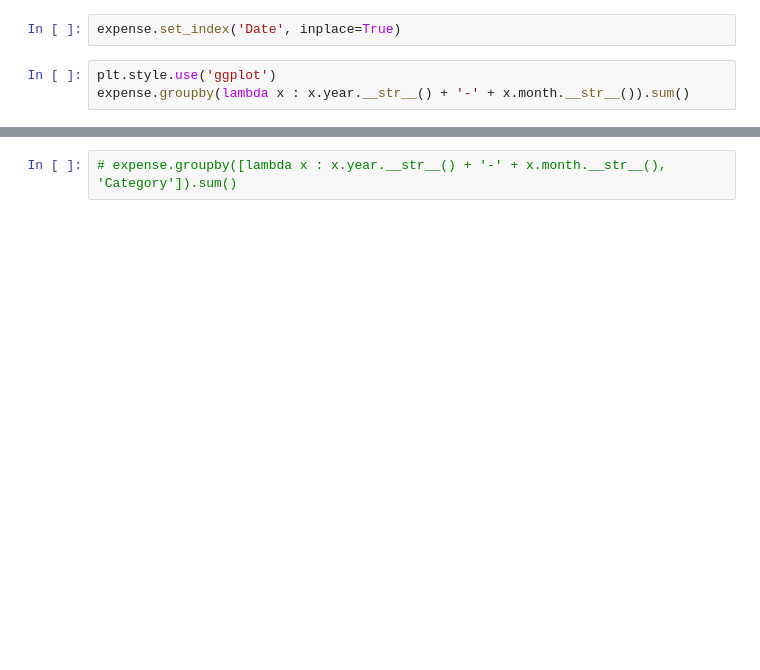
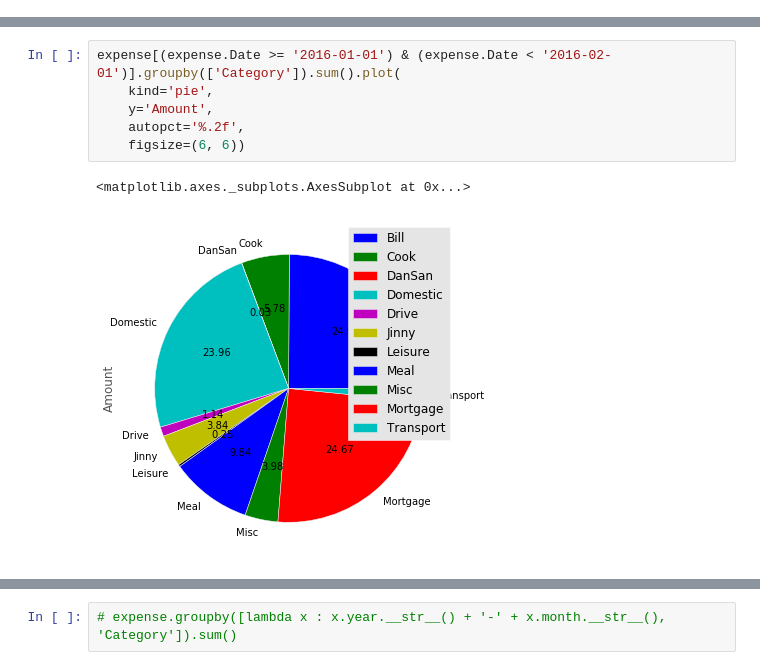
Before and after one commit to daedaluschan/hello-world, a Jupyter notebook: expenseSummary.ipynb, the cells around one changed output, grey strips where cells are left out. Saved outputs shown, nothing was run; the diff lists cells and outputs as text; blank space fills up the shorter version.

Commit message:
graphs ready

```diff
--- a/expenseSummary.ipynb
+++ b/expenseSummary.ipynb
@@ -98,5 +82,0 @@ byCatAndReg.sum()
-# %%
-expense.set_index('Date', inplace=True)
-# %%
-plt.style.use('ggplot')
-expense.groupby(lambda x : x.year.__str__() + '-' + x.month.__str__()).sum()
@@ -110,0 +99,9 @@ expense.groupby(lambda x : x.year.__str__() + '-' + x.month.__str__()).sum()
+# %%
+expense[(expense.Date >= '2016-01-01') & (expense.Date < '2016-02-01')].groupby(['Category']).sum().plot(
+    kind='pie',
+    y='Amount',
+    autopct='%.2f',
+    figsize=(6, 6))
+# %% [output]
+<matplotlib.axes._subplots.AxesSubplot at 0x...>
+[figure, added]
```
Also changed, not shown: parts of 19 cells of this notebook, 1 other file.
